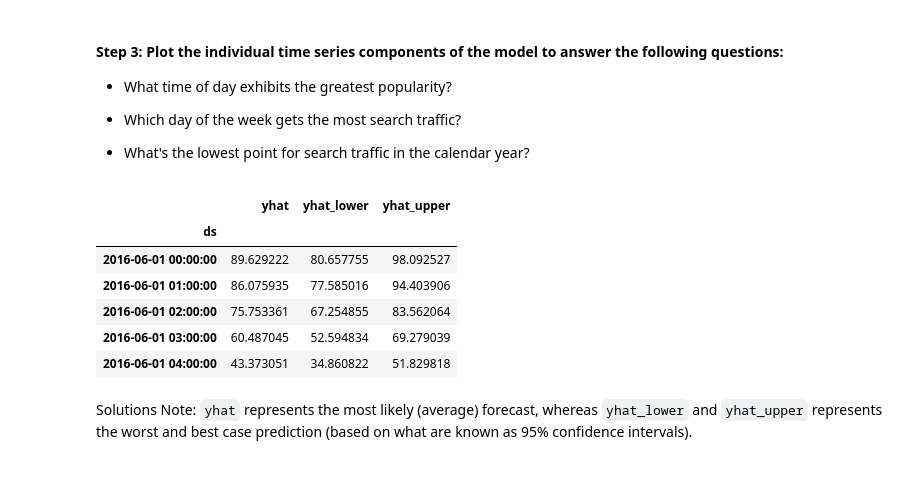
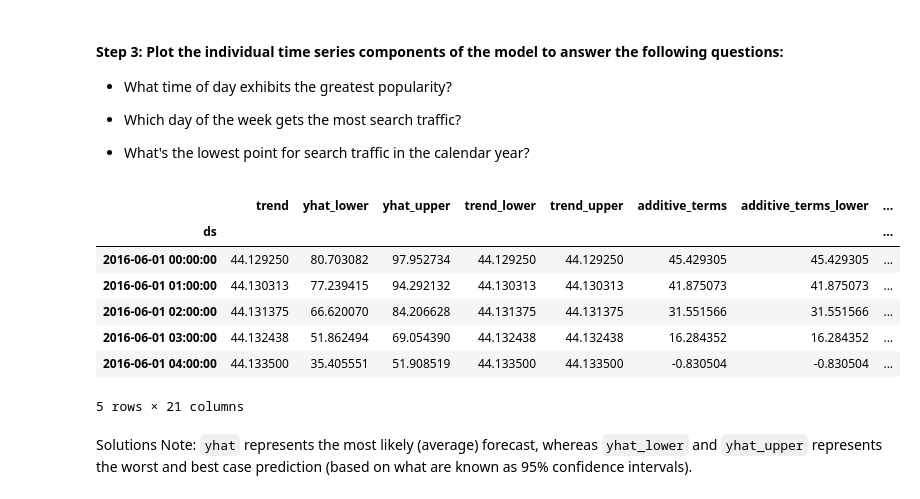
Before and after one commit to tsjohns9/prophet-challenge, a Jupyter notebook: forecasting_net_prophet.ipynb, the cells around one changed output. Saved outputs shown, nothing was run; the diff lists cells and outputs as text; code cells hidden in the pictures.

```diff
--- a/forecasting_net_prophet.ipynb
+++ b/forecasting_net_prophet.ipynb
@@ -459,3 +461,4 @@ Now, you need to produce a time series model that analyzes and forecasts pattern
 | 37105 | 2020-09-08 00:00:00 | 96 |
 # %%
 # Call the Prophet function, store as an object
+prophet_model = Prophet()
@@ -464,3 +465,4 @@ Now, you need to produce a time series model that analyzes and forecasts pattern
 # %%
 # Fit the time-series model.
+prophet_model.fit(df_mercado_trends_reset)
 # %% [output]
@@ -477,9 +472,10 @@ INFO:cmdstanpy:Chain [1] done processing
 # %%
 # Create a future dataframe to hold predictions
 # Make the prediction go out as far as 2000 hours (approx 80 days)
-
-
+future_mercado_trends = prophet_model.make_future_dataframe(periods=2000, freq='h')
+forecast = prophet_model.predict(future_mercado_trends)
 # View the last five rows of the future_mercado_trends DataFrame
+display(future_mercado_trends.tail())
 # %% [output]
 |  | ds |
 | 39101 | 2020-11-30 04:00:00 |
@@ -504,5 +501,8 @@ INFO:cmdstanpy:Chain [1] done processing
 #### Step 2: After estimating the model, plot the forecast. How's the near-term forecast for the popularity of MercadoLibre?
 # %%
 # Plot the Prophet predictions for the Mercado trends data
+forecast_mercado_trends = prophet_model.predict(future_mercado_trends)
+fig = prophet_model.plot(forecast_mercado_trends)
+plt.show()
 # %% [output]
 [figure]
@@ -523,16 +522,18 @@ INFO:cmdstanpy:Chain [1] done processing
 * What's the lowest point for search traffic in the calendar year?
 # %%
 # Set the index in the forecast_mercado_trends DataFrame to the ds datetime column
-
+forecast_mercado_trends.set_index('ds', inplace=True)
 
 # View the only the yhat,yhat_lower and yhat_upper columns from the DataFrame
+forecast_mercado_trends.head()
 # %% [output]
-|  | yhat | yhat_lower | yhat_upper |
-| ds |  |  |  |
-| 2016-06-01 00:00:00 | 89.629222 | 80.657755 | 98.092527 |
-| 2016-06-01 01:00:00 | 86.075935 | 77.585016 | 94.403906 |
-| 2016-06-01 02:00:00 | 75.753361 | 67.254855 | 83.562064 |
-| 2016-06-01 03:00:00 | 60.487045 | 52.594834 | 69.279039 |
-| 2016-06-01 04:00:00 | 43.373051 | 34.860822 | 51.829818 |
+|  | trend | yhat_lower | yhat_upper | trend_lower | trend_upper | additive_terms | additive_terms_lower | ... |
+| ds |  |  |  |  |  |  |  | ... |
+| 2016-06-01 00:00:00 | 44.129250 | 80.703082 | 97.952734 | 44.129250 | 44.129250 | 45.429305 | 45.429305 | ... |
+| 2016-06-01 01:00:00 | 44.130313 | 77.239415 | 94.292132 | 44.130313 | 44.130313 | 41.875073 | 41.875073 | ... |
+| 2016-06-01 02:00:00 | 44.131375 | 66.620070 | 84.206628 | 44.131375 | 44.131375 | 31.551566 | 31.551566 | ... |
+| 2016-06-01 03:00:00 | 44.132438 | 51.862494 | 69.054390 | 44.132438 | 44.132438 | 16.284352 | 16.284352 | ... |
+| 2016-06-01 04:00:00 | 44.133500 | 35.405551 | 51.908519 | 44.133500 | 44.133500 | -0.830504 | -0.830504 | ... |
+5 rows × 21 columns
 # %% [markdown]
 Solutions Note: `yhat` represents the most likely (average) forecast, whereas `yhat_lower` and `yhat_upper` represents the worst and best case prediction (based on what are known as 95% confidence intervals).
```
Also changed, not shown: parts of 11 cells of this notebook.
